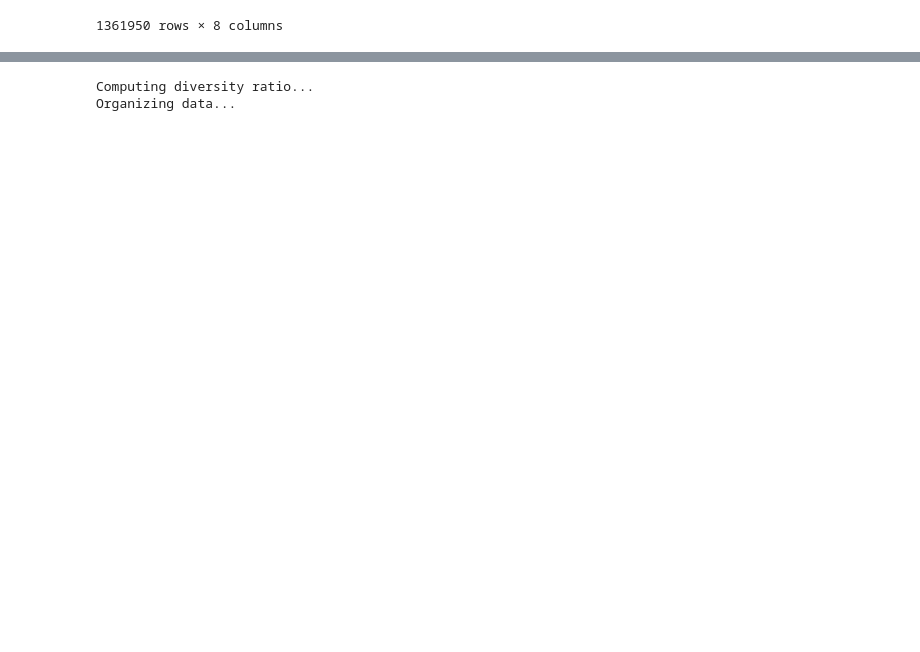
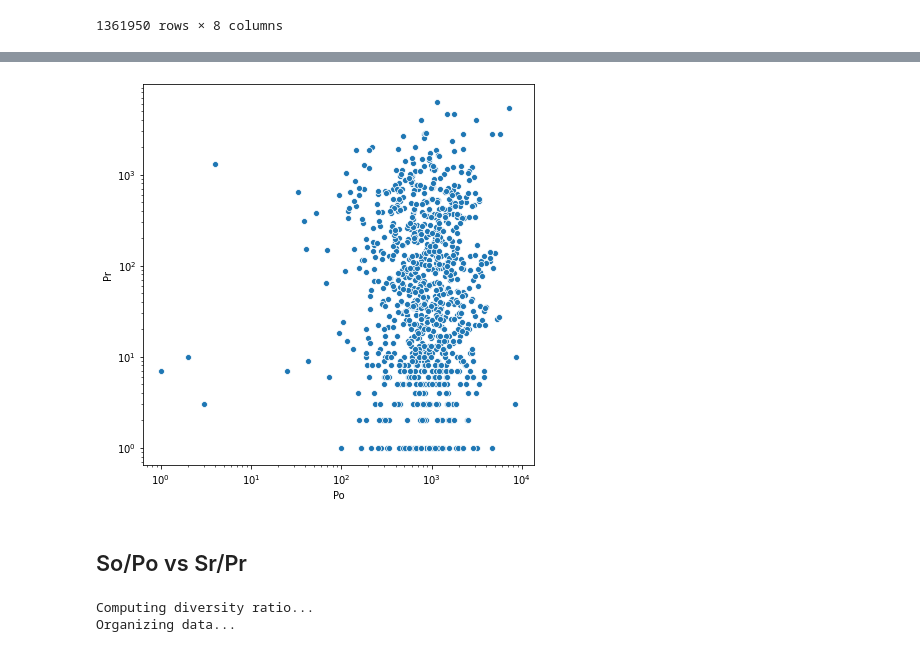
Before and after one commit to QuVil/cmb-recommendation, a Jupyter notebook: src/analysis/exploratory.ipynb, the cells around one changed output, grey strips where cells are left out. Cells and saved outputs as stored; diff of their text form; code cells hidden in the pictures; blank space fills up the shorter version.

```diff
--- a/src/analysis/exploratory.ipynb
+++ b/src/analysis/exploratory.ipynb
@@ -79,2 +126,11 @@ Cleaning...
+# %%
+f, ax = plt.subplots(figsize=(7, 7))
+ax.set(xscale="log", yscale="log")
+sns.scatterplot(x="Po", y="Pr", data=rec_org_plays)
+plt.savefig("../../results/plays_rec_org_loglog.pdf")
+# %% [output]
+[figure, added]
+# %% [markdown]
+## So/Po vs Sr/Pr
 # %%
 print("Computing diversity ratio...")
```
Also changed, not shown: parts of 19 cells of this notebook, 7 other files.
